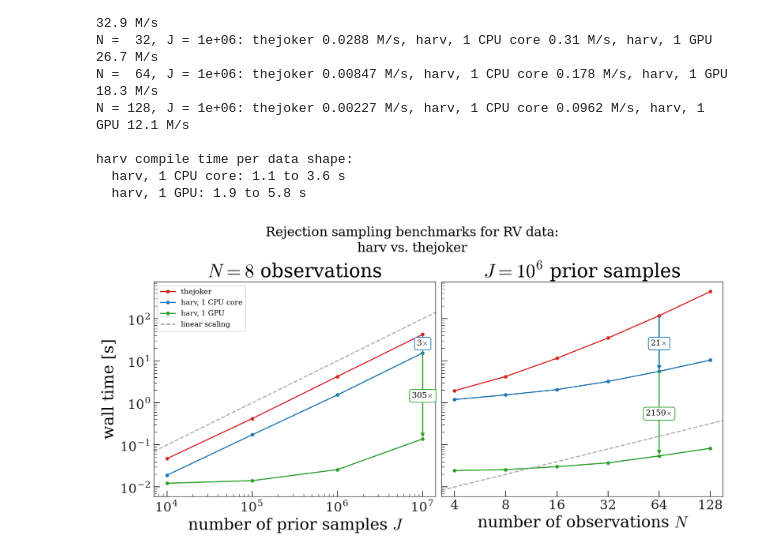
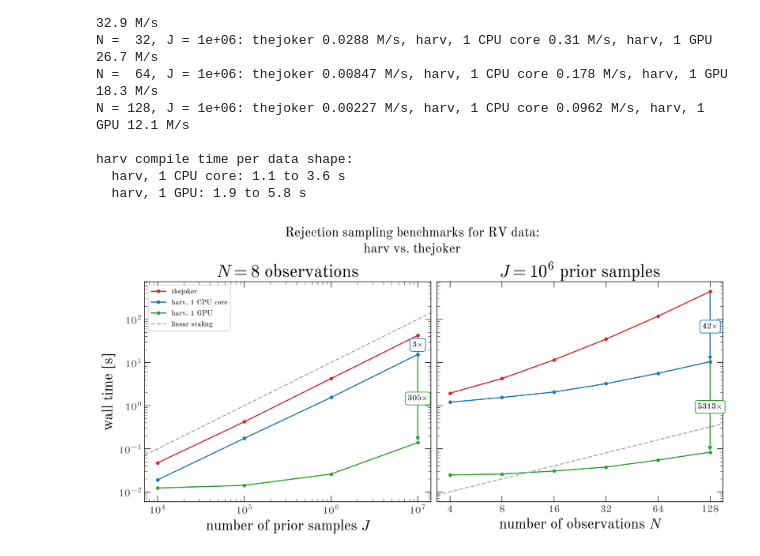
Before and after one commit to adrn/harv-paper, a Jupyter notebook: scripts/benchmarks-thejoker.ipynb, the cells around one changed output. Cells and saved outputs as stored; diff of their text form; code cells hidden in the pictures.

```diff
--- a/scripts/benchmarks-thejoker.ipynb
+++ b/scripts/benchmarks-thejoker.ipynb
@@ -389,32 +369,32 @@ def speedup_arrows(ax, sel, x):
             ha="center",
             va="center",
             fontsize=11,
             bbox={"boxstyle": "round,pad=0.3", "fc": "white", "ec": colors[code]},
         )
         t_top = t
 
 
-J_arrow, N_arrow = max(J_VALUES), 64
+J_arrow, N_arrow = max(J_VALUES), max(N_VALUES)
 speedup_arrows(axes[0], (results["N"] == N_FIXED) & (results["J"] == J_arrow), J_arrow)
 speedup_arrows(axes[1], (results["J"] == J_FIXED) & (results["N"] == N_arrow), N_arrow)
 
 axes[0].set_xlabel("number of prior samples $J$")
 axes[0].set_ylabel("wall time [s]")
 axes[0].set_title(f"$N = {N_FIXED}$ observations")
 axes[1].set_xlabel("number of observations $N$")
 axes[1].set_title(f"$J = 10^{{{np.log10(J_FIXED):.0f}}}$ prior samples")
 for ax in axes:
     ax.set_xscale("log")
     ax.set_yscale("log")
 axes[1].set_xticks(N_VALUES, [str(n) for n in N_VALUES])
 # Not minorticks_off(), which would also remove the minor ticks of the shared y-axis:
 axes[1].xaxis.set_minor_locator(plt.NullLocator())
 axes[0].legend(loc="upper left")
 
 fig.suptitle(
     "Rejection sampling benchmarks for RV data:\nharv vs. thejoker", fontsize=18
 )
 
 fig.savefig(figure_path / "bench-thejoker.pdf")
 # %% [output]
-[figure, old version]
+[figure, new version]
```
Also changed, not shown: parts of 4 cells of this notebook, 3 other files.
